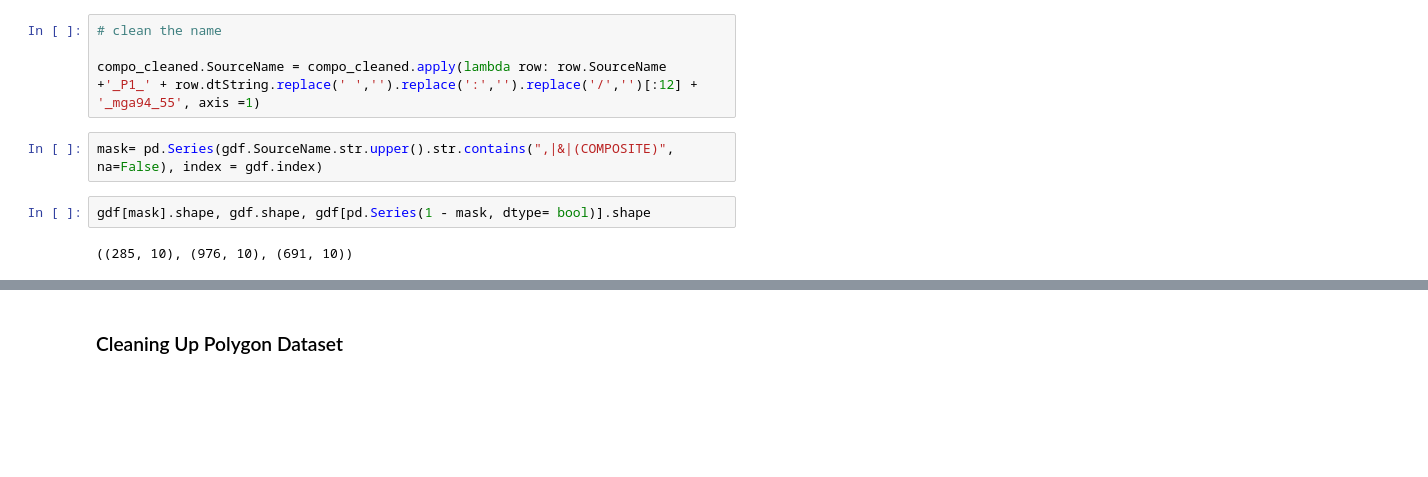
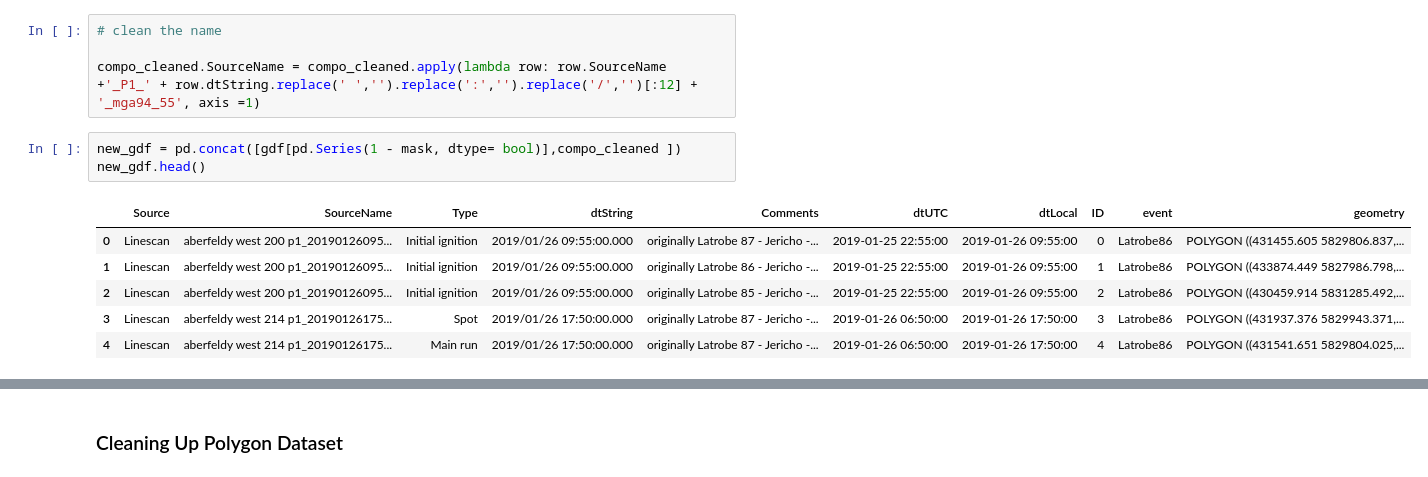
Before and after one commit to rubenfh/2021-Better-Working-World-Data-Challenge, a Jupyter notebook: notebooks/03_EY_challenge1/CleanDataExtraction.ipynb, the cells around one changed output, grey strips where cells are left out. Cells and saved outputs as stored; diff of their text form; blank space fills up the shorter version.

```diff
--- a/notebooks/03_EY_challenge1/CleanDataExtraction.ipynb
+++ b/notebooks/03_EY_challenge1/CleanDataExtraction.ipynb
@@ -231,9 +173,13 @@ for l in range(len(composites)):
 # clean the name
 
 compo_cleaned.SourceName = compo_cleaned.apply(lambda row: row.SourceName +'_P1_' + row.dtString.replace(' ','').replace(':','').replace('/','')[:12] + '_mga94_55', axis =1)
-# %%
-mask= pd.Series(gdf.SourceName.str.upper().str.contains(",|&|(COMPOSITE)", na=False), index = gdf.index)
 # %%
-gdf[mask].shape, gdf.shape, gdf[pd.Series(1 - mask, dtype= bool)].shape
+new_gdf = pd.concat([gdf[pd.Series(1 - mask, dtype= bool)],compo_cleaned ])
+new_gdf.head()
 # %% [output]
-((285, 10), (976, 10), (691, 10))
+|  | Source | SourceName | Type | dtString | Comments | dtUTC | dtLocal | ID | event | geometry |
+| 0 | Linescan | aberfeldy west 200 p1_20190126095... | Initial ignition | 2019/01/26 09:55:00.000 | originally Latrobe 87 - Jericho -... | 2019-01-25 22:55:00 | 2019-01-26 09:55:00 | 0 | Latrobe86 | POLYGON ((431455.605 5829806.837,... |
+| 1 | Linescan | aberfeldy west 200 p1_20190126095... | Initial ignition | 2019/01/26 09:55:00.000 | originally Latrobe 86 - Jericho -... | 2019-01-25 22:55:00 | 2019-01-26 09:55:00 | 1 | Latrobe86 | POLYGON ((433874.449 5827986.798,... |
+| 2 | Linescan | aberfeldy west 200 p1_20190126095... | Initial ignition | 2019/01/26 09:55:00.000 | originally Latrobe 85 - Jericho -... | 2019-01-25 22:55:00 | 2019-01-26 09:55:00 | 2 | Latrobe86 | POLYGON ((430459.914 5831285.492,... |
+| 3 | Linescan | aberfeldy west 214 p1_20190126175... | Spot | 2019/01/26 17:50:00.000 | originally Latrobe 87 - Jericho -... | 2019-01-26 06:50:00 | 2019-01-26 17:50:00 | 3 | Latrobe86 | POLYGON ((431937.376 5829943.371,... |
+| 4 | Linescan | aberfeldy west 214 p1_20190126175... | Main run | 2019/01/26 17:50:00.000 | originally Latrobe 87 - Jericho -... | 2019-01-26 06:50:00 | 2019-01-26 17:50:00 | 4 | Latrobe86 | POLYGON ((431541.651 5829804.025,... |
```
Also changed, not shown: parts of 15 cells of this notebook.
